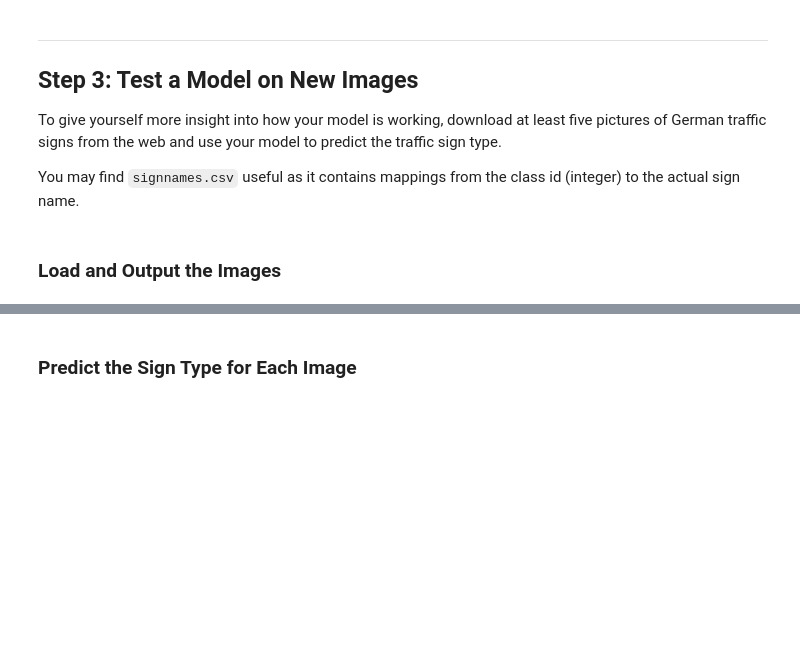
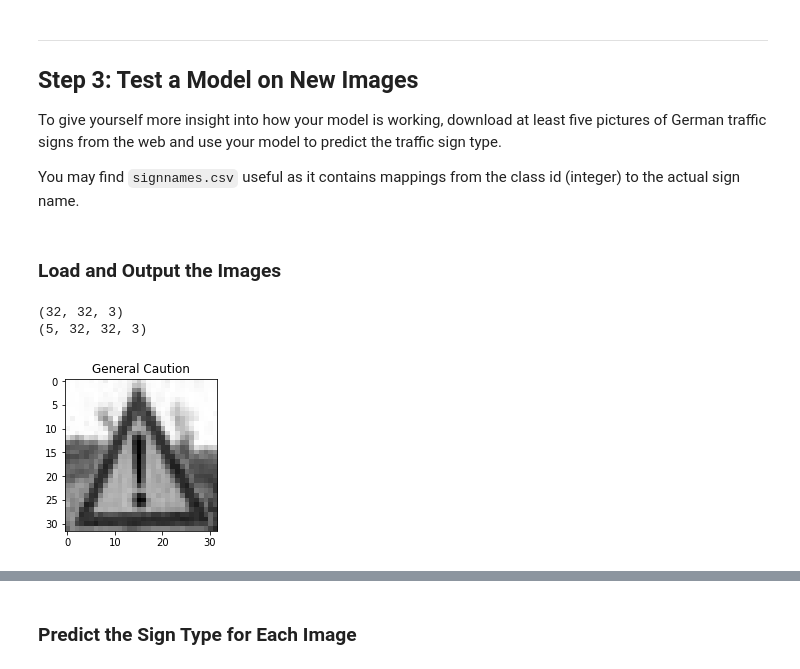
Before and after one commit to Andrew-Hogan/Traffic-Sign-Neural-Network, a Jupyter notebook: Traffic_Sign_Classifier.ipynb, the cells around one changed output, grey strips where cells are left out. Cells and saved outputs as stored; diff of their text form; code cells hidden in the pictures; blank space fills up the shorter version.

```diff
--- a/Traffic_Sign_Classifier.ipynb
+++ b/Traffic_Sign_Classifier.ipynb
@@ -329,0 +462,25 @@ You may find `signnames.csv` useful as it contains mappings from the class id (i
+# %%
+### Load the images and plot them here.
+### Feel free to use as many code cells as needed.
+import matplotlib.image as mpimg
+int_test = np.zeros((5,32,32,3))
+int_test[0] = mpimg.imread('generalcaution18.jpg')
+int_test[1] = mpimg.imread('nopassing9.jpg')
+int_test[2] = mpimg.imread('roadwork25.jpg')
+int_test[3] = mpimg.imread('roughroad22.jpg')
+int_test[4] = mpimg.imread('stop14.jpg')
+print (int_test[0].shape)
+int_test = herotozero(makegloomy(int_test))
+int_test = np.reshape(int_test, int_test.shape + (1,))
+Int_labels = np.zeros((5,))
+Int_labels[0,] = 18
+Int_labels[1,] = 9
+Int_labels[2,] = 25
+Int_labels[3,] = 22
+Int_labels[4,] = 14
+
+plt.subplot(121),plt.imshow(int_test[0].squeeze(), cmap="gray"), plt.title("General Caution");
+# %% [output]
+(32, 32, 3)
+(5, 32, 32, 3)
+[figure, added]
```
Also changed, not shown: parts of 22 cells of this notebook, 8 other files.
